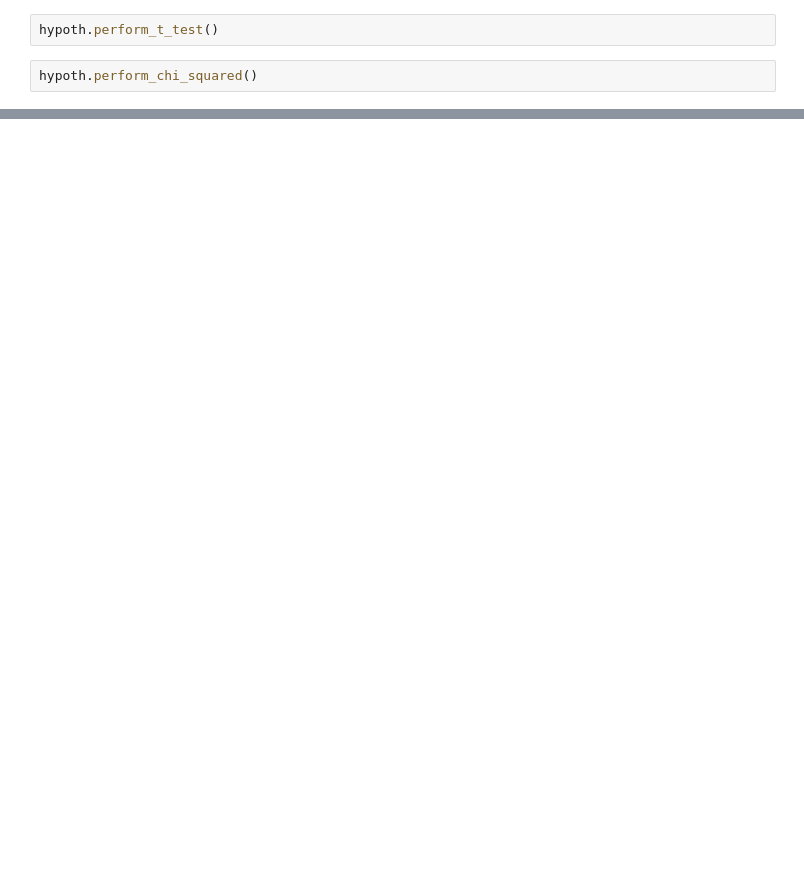
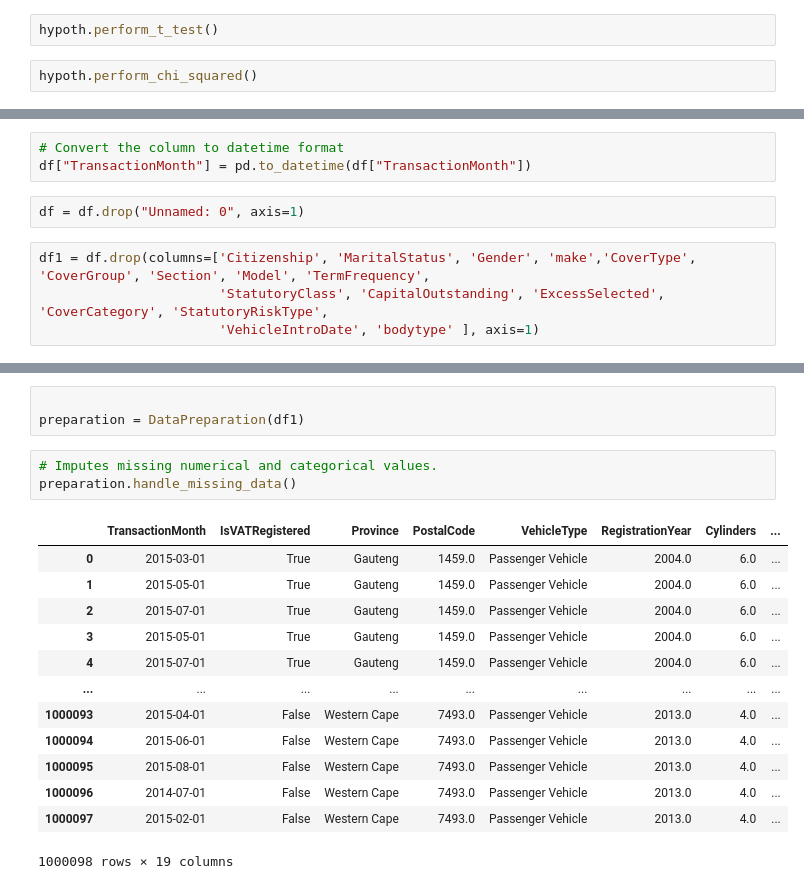
Before and after one commit to mubarek4566/AlphaCare_car_insurance, a Jupyter notebook: notebooks/Model_main.ipynb, the cells around one changed output, grey strips where cells are left out. Cells and saved outputs as stored; diff of their text form; blank space fills up the shorter version.

Commit message:
Updating Data preprocessing tasks

```diff
--- a/notebooks/Model_main.ipynb
+++ b/notebooks/Model_main.ipynb
@@ -132,0 +175,9 @@ hypoth.run_all_tests(feature="Gender", group_a_val="Male", group_b_val="Female")
+# %%
+# Convert the column to datetime format
+df["TransactionMonth"] = pd.to_datetime(df["TransactionMonth"])
+# %%
+df = df.drop("Unnamed: 0", axis=1)
+# %%
+df1 = df.drop(columns=['Citizenship', 'MaritalStatus', 'Gender', 'make','CoverType', 'CoverGroup', 'Section', 'Model', 'TermFrequency',
+                       'StatutoryClass', 'CapitalOutstanding', 'ExcessSelected', 'CoverCategory', 'StatutoryRiskType',
+                       'VehicleIntroDate', 'bodytype' ], axis=1)
@@ -132,0 +210,20 @@ hypoth.run_all_tests(feature="Gender", group_a_val="Male", group_b_val="Female")
+# %%
+
+preparation = DataPreparation(df1)
+# %%
+# Imputes missing numerical and categorical values.
+preparation.handle_missing_data()
+# %% [output]
+|  | TransactionMonth | IsVATRegistered | Province | PostalCode | VehicleType | RegistrationYear | Cylinders | ... |
+| 0 | 2015-03-01 | True | Gauteng | 1459.0 | Passenger Vehicle | 2004.0 | 6.0 | ... |
+| 1 | 2015-05-01 | True | Gauteng | 1459.0 | Passenger Vehicle | 2004.0 | 6.0 | ... |
+| 2 | 2015-07-01 | True | Gauteng | 1459.0 | Passenger Vehicle | 2004.0 | 6.0 | ... |
+| 3 | 2015-05-01 | True | Gauteng | 1459.0 | Passenger Vehicle | 2004.0 | 6.0 | ... |
+| 4 | 2015-07-01 | True | Gauteng | 1459.0 | Passenger Vehicle | 2004.0 | 6.0 | ... |
+| ... | ... | ... | ... | ... | ... | ... | ... | ... |
+| 1000093 | 2015-04-01 | False | Western Cape | 7493.0 | Passenger Vehicle | 2013.0 | 4.0 | ... |
+| 1000094 | 2015-06-01 | False | Western Cape | 7493.0 | Passenger Vehicle | 2013.0 | 4.0 | ... |
+| 1000095 | 2015-08-01 | False | Western Cape | 7493.0 | Passenger Vehicle | 2013.0 | 4.0 | ... |
+| 1000096 | 2014-07-01 | False | Western Cape | 7493.0 | Passenger Vehicle | 2013.0 | 4.0 | ... |
+| 1000097 | 2015-02-01 | False | Western Cape | 7493.0 | Passenger Vehicle | 2013.0 | 4.0 | ... |
+1000098 rows × 19 columns
```
Also changed, not shown: parts of 13 cells of this notebook, 1 other file.
